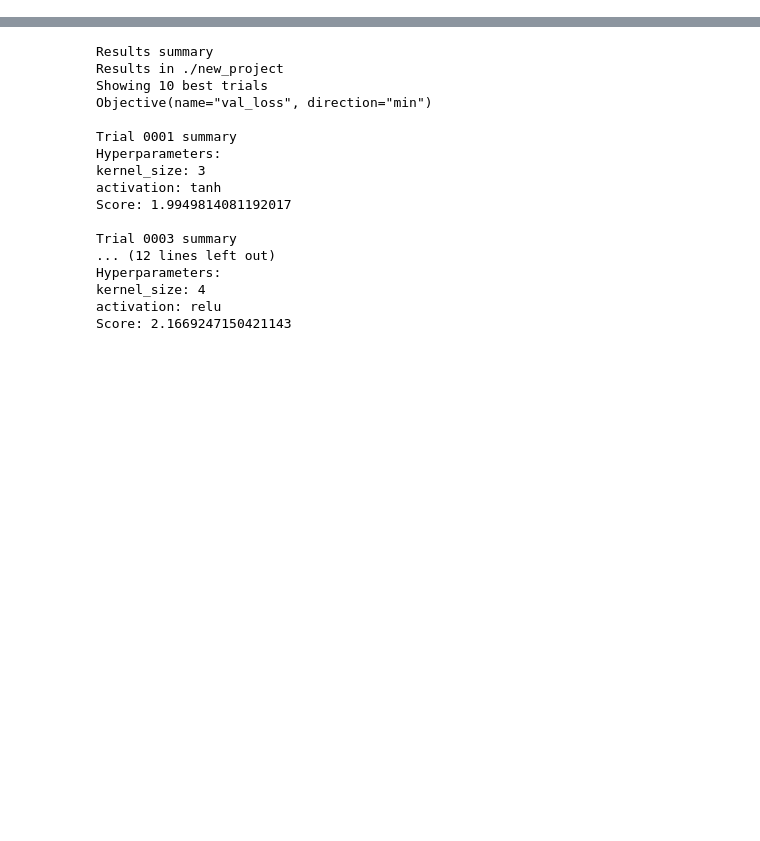
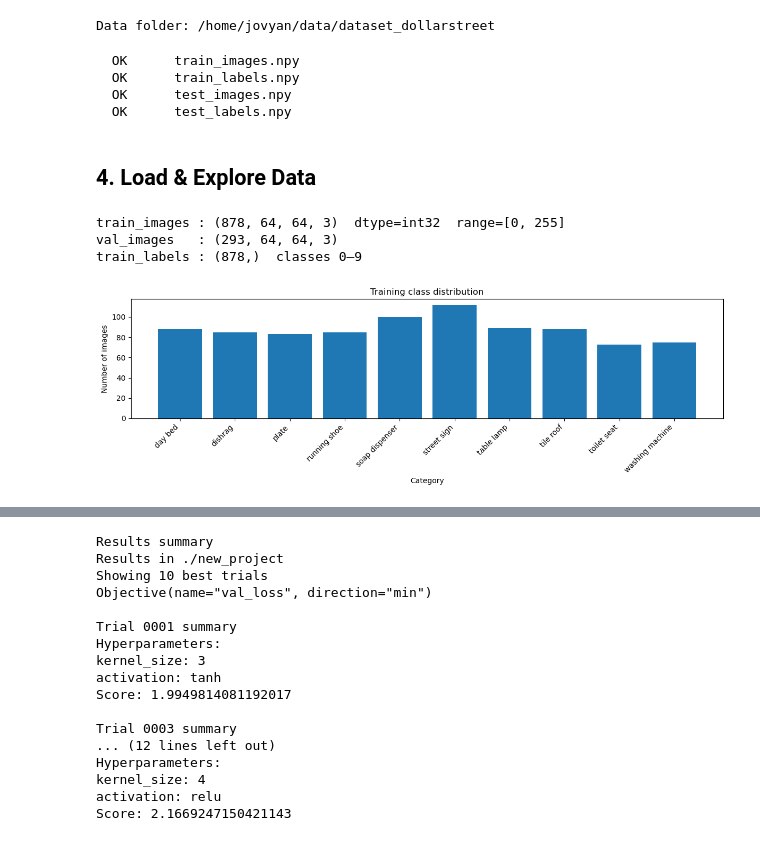
Before and after one commit to UCL-ARC/2026-05-26-UCL-deeplearning-python, a Jupyter notebook: code/4-advanced-layer-types.ipynb, the cells around one changed output, grey strips where cells are left out. Drawn from its saved outputs; the diff is of its cells as text; code cells hidden in the pictures; blank space fills up the shorter version.

```diff
--- a/code/4-advanced-layer-types.ipynb
+++ b/code/4-advanced-layer-types.ipynb
@@ -587,0 +72,56 @@ Training completed in 394.99 seconds or 6.58 minutes
+# %%
+# Create the data directory (no-op if it already exists)
+DATA_FOLDER.mkdir(parents=True, exist_ok=True)
+print(f"Data folder: {DATA_FOLDER}")
+# %% [output]
+Data folder: /home/jovyan/data/dataset_dollarstreet
+# %%
+# Download the four .npy splits from Zenodo (-nc skips files already present)
+ZENODO_BASE = "https://zenodo.org/records/10970014/files"
+for fname in ["train_images.npy", "train_labels.npy",
+              "test_images.npy",  "test_labels.npy"]:
+    !wget -nc -q -P {DATA_FOLDER} {ZENODO_BASE}/{fname}
+    print(f"  {'OK' if (DATA_FOLDER / fname).exists() else 'MISSING':6}  {fname}")
+# %% [output]
+  OK      train_images.npy
+  OK      train_labels.npy
+  OK      test_images.npy
+  OK      test_labels.npy
+# %% [markdown]
+## 4. Load & Explore Data
+# %%
+train_images = np.load(DATA_FOLDER / 'train_images.npy')
+val_images   = np.load(DATA_FOLDER / 'test_images.npy')
+train_labels = np.load(DATA_FOLDER / 'train_labels.npy')
+val_labels   = np.load(DATA_FOLDER / 'test_labels.npy')
+
+print(f"train_images : {train_images.shape}  dtype={train_images.dtype}  "
+      f"range=[{train_images.min()}, {train_images.max()}]")
+print(f"val_images   : {val_images.shape}")
+print(f"train_labels : {train_labels.shape}  classes {train_labels.min()}–{train_labels.max()}")
+# %% [output]
+train_images : (878, 64, 64, 3)  dtype=int32  range=[0, 255]
+val_images   : (293, 64, 64, 3)
+train_labels : (878,)  classes 0–9
+# %%
+# Integer label → human-readable category name
+LABEL_TO_CATEGORY = {
+    0: "day bed",       1: "dishrag",      2: "plate",
+    3: "running shoe",  4: "soap dispenser", 5: "street sign",
+    6: "table lamp",    7: "tile roof",    8: "toilet seat",
+    9: "washing machine"
+}
+
+# Class distribution in the training set
+unique_classes, counts = np.unique(train_labels, return_counts=True)
+class_names = [LABEL_TO_CATEGORY[i] for i in unique_classes]
+
+plt.figure(figsize=(12, 4))
+plt.bar(class_names, counts)
+plt.xticks(rotation=45, ha='right')
+plt.xlabel("Category"); plt.ylabel("Number of images")
+plt.title("Training class distribution")
+plt.tight_layout()
+plt.show()
+# %% [output]
+[figure, added]
```
Also changed, not shown: parts of 74 cells of this notebook, 4 other files.
